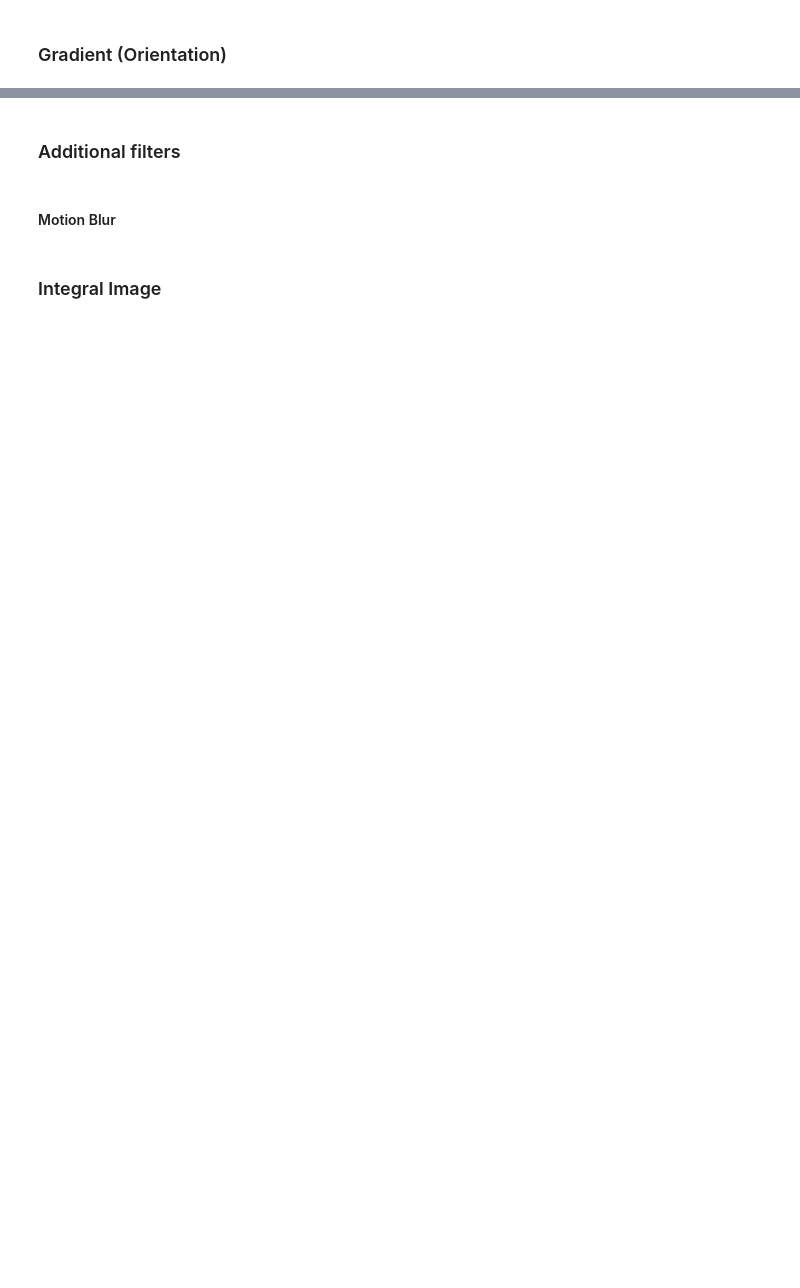
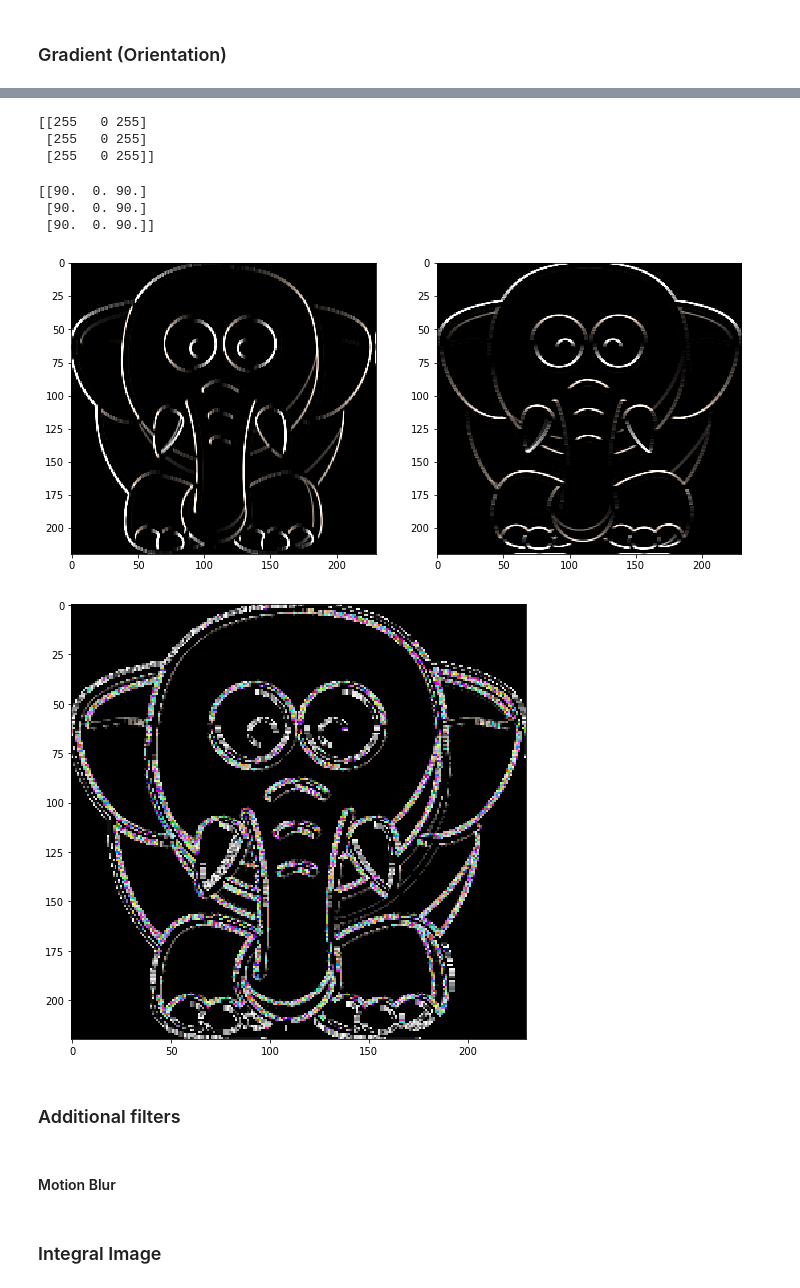
Before and after one commit to jackersson/cv-course-vntu, a Jupyter notebook: image-processing-basics/image_processing_basics.ipynb, the cells around one changed output, grey strips where cells are left out. Cells and saved outputs as stored; diff of their text form; code cells hidden in the pictures; blank space fills up the shorter version.

```diff
--- a/image-processing-basics/image_processing_basics.ipynb
+++ b/image-processing-basics/image_processing_basics.ipynb
@@ -534,20 +557,42 @@ plt.show()
+# %%
+gradient = np.sqrt(np.square(dx) + np.square(dy))
+gradient = (gradient/np.max(gradient) * 255).astype('uint8')
+
+print(gradient)
+# %% [output]
+[[255   0 255]
+ [255   0 255]
+ [255   0 255]]
+# %%
+dy = dy.astype('float32') + 0.0001 # avoid zero
+angle = np.ceil(np.degrees(np.arctan(dx / dy)))
+
+print(angle)
+# %% [output]
+[[90.  0. 90.]
+ [90.  0. 90.]
+ [90.  0. 90.]]
 # %%
 # DX
 dx = cv2.filter2D(image, -1, get_dx_filter2d())
 dy = cv2.filter2D(image, -1, get_dy_filter2d())
 
 plot_side_by_side(dx, dy)
 
 # Gradient
 gradient = np.sqrt(np.square(dx) + np.square(dy))
 gradient = (gradient/np.max(gradient) * 255).astype('uint8')
 
 # Angle
-dy = dy.astype('float32') + 0.0001
+dy = dy.astype('float32') + 0.0001 # avoid zero
 angle = np.arctan(dx / dy)
 angle = ((angle/np.max(angle)) * 255).astype('uint8')
 
-plot_side_by_side(gradient, angle)
+plt.imshow(gradient)
+plt.show()
+# %% [output]
+[figure, added]
+[figure, added]
 # %% [markdown]
 ### Additional filters
 # %% [markdown]
```
Also changed, not shown: parts of 16 cells of this notebook, 3 other files.
